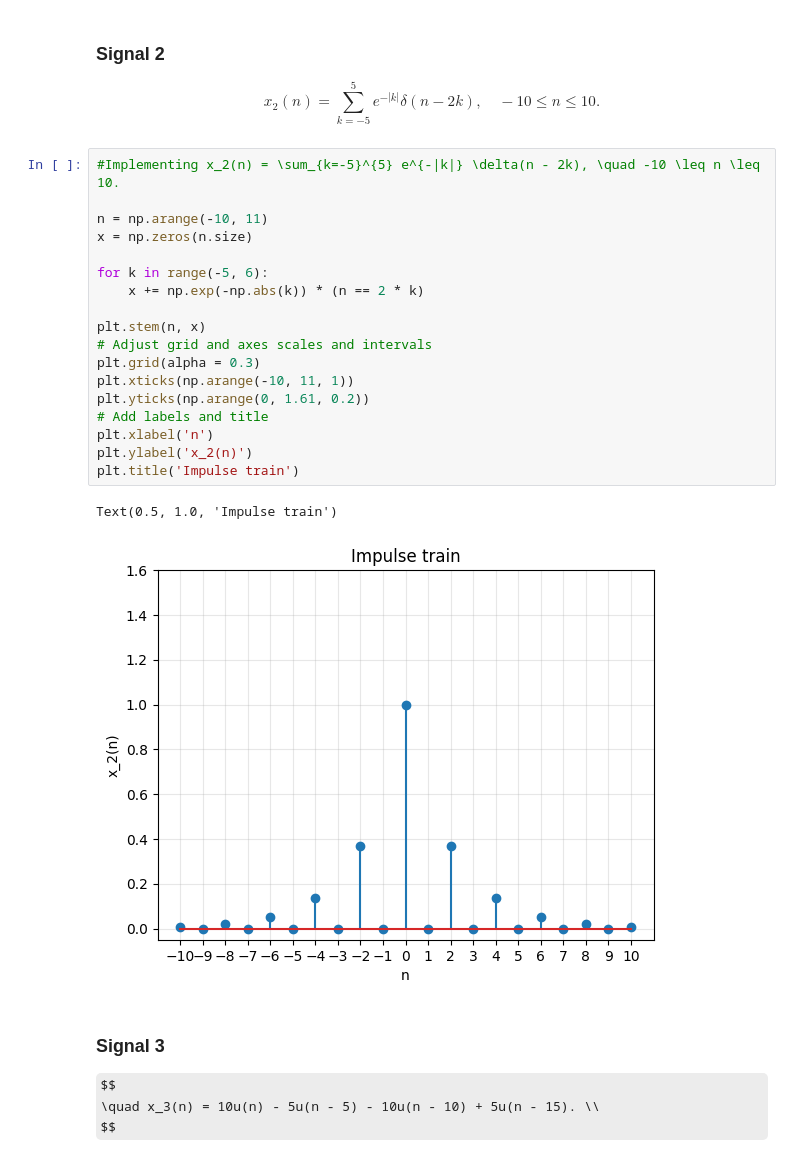
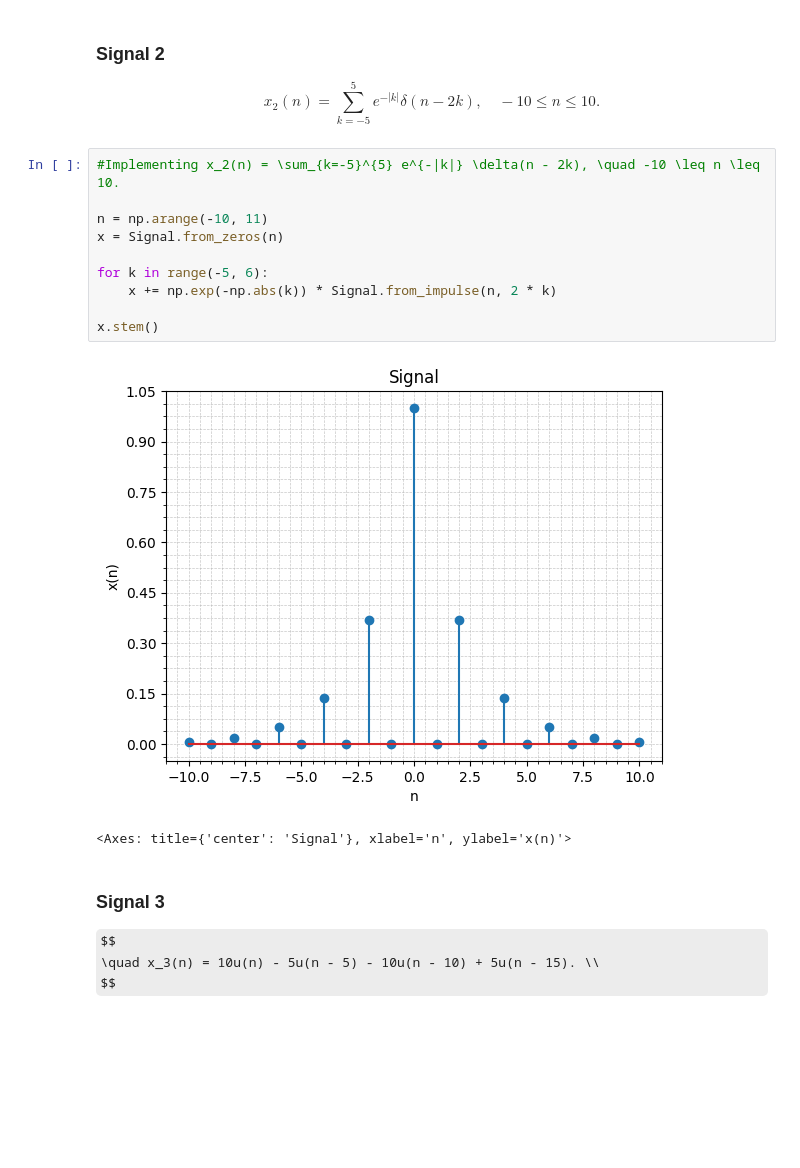
Before and after one commit to joaomariolago/ifsc-dsp, a Jupyter notebook: lista-1/lista-1.ipynb, the cells around one changed output. Saved outputs shown, nothing was run; the diff lists cells and outputs as text; some formulas as TeX source; blank space fills up the shorter version.

```diff
--- a/lista-1/lista-1.ipynb
+++ b/lista-1/lista-1.ipynb
@@ -45,24 +37,16 @@ $$
 # %%
 #Implementing x_2(n) = \sum_{k=-5}^{5} e^{-|k|} \delta(n - 2k), \quad -10 \leq n \leq 10.
 
 n = np.arange(-10, 11)
-x = np.zeros(n.size)
+x = Signal.from_zeros(n)
 
 for k in range(-5, 6):
-	x += np.exp(-np.abs(k)) * (n == 2 * k)
+	x += np.exp(-np.abs(k)) * Signal.from_impulse(n, 2 * k)
 
-plt.stem(n, x)
-# Adjust grid and axes scales and intervals
-plt.grid(alpha = 0.3)
-plt.xticks(np.arange(-10, 11, 1))
-plt.yticks(np.arange(0, 1.61, 0.2))
-# Add labels and title
-plt.xlabel('n')
-plt.ylabel('x_2(n)')
-plt.title('Impulse train')
+x.stem()
 # %% [output]
+[figure, new version]
-Text(0.5, 1.0, 'Impulse train')
+<Axes: title={'center': 'Signal'}, xlabel='n', ylabel='x(n)'>
-[figure, old version]
 # %% [markdown]
 ### Signal 3
 
```
Also changed, not shown: parts of 10 cells of this notebook, 3 other files.
